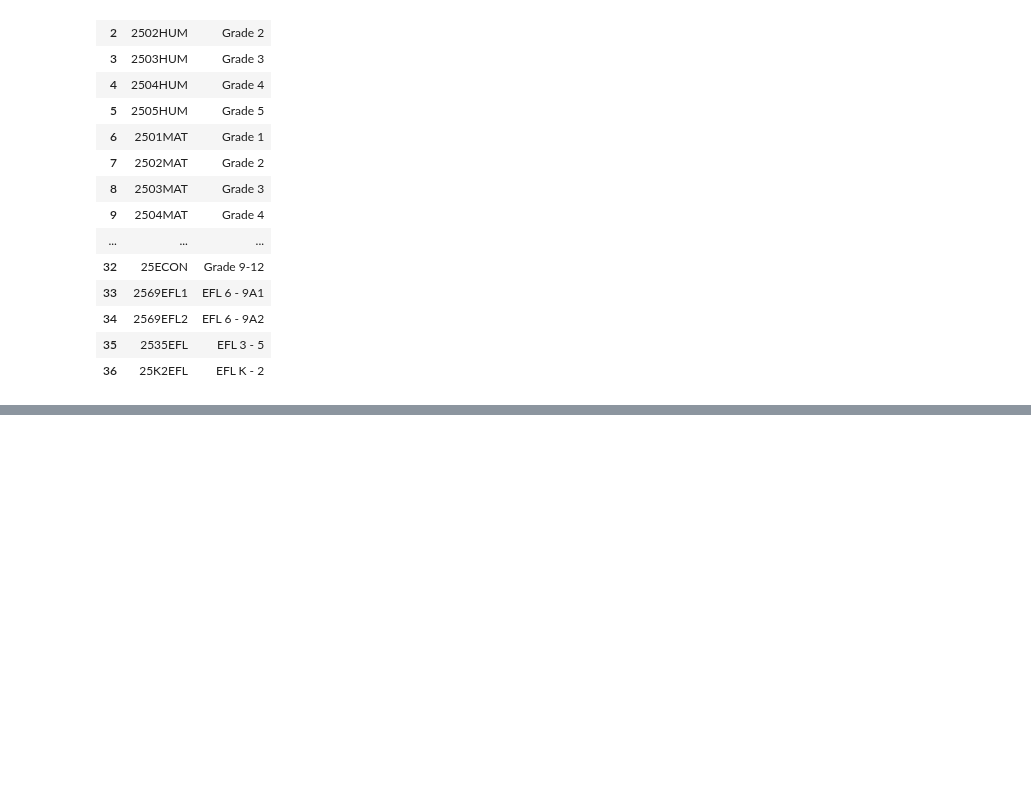
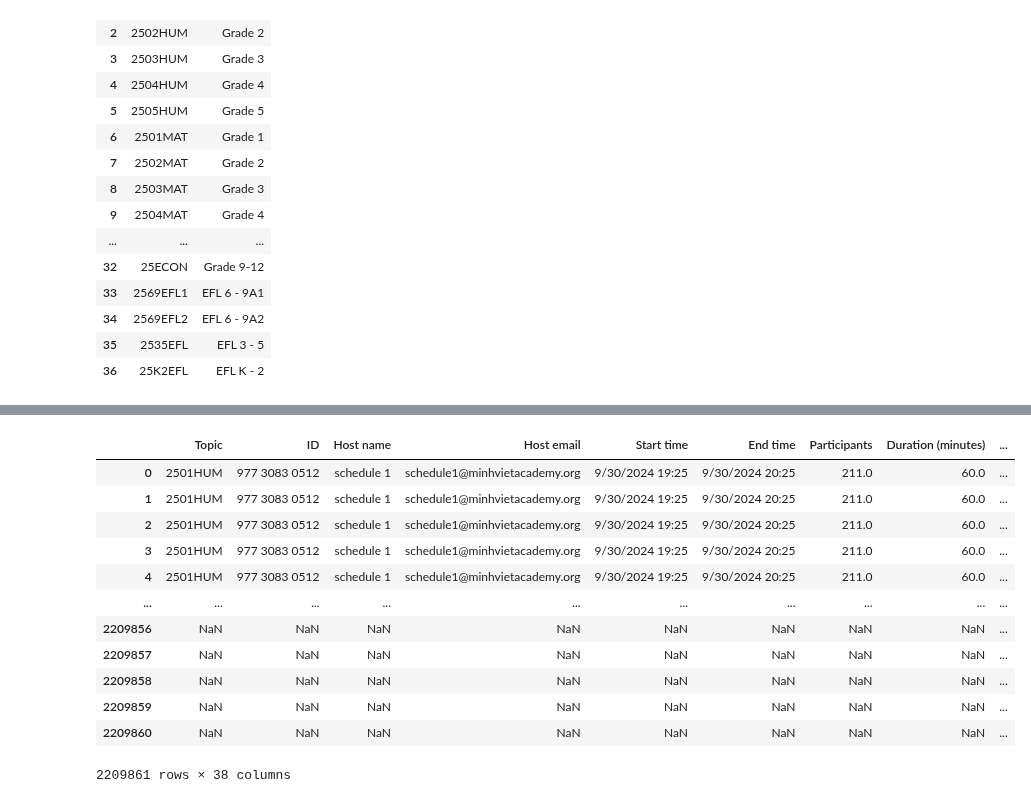
Before and after one commit to tthvan/Customer-Retention-Analysis, a Jupyter notebook: clean_merge.ipynb, the cells around one changed output, grey strips where cells are left out. Saved outputs shown, nothing was run; the diff lists cells and outputs as text; code cells hidden in the pictures; blank space fills up the shorter version.

```diff
--- a/clean_merge.ipynb
+++ b/clean_merge.ipynb
@@ -128,0 +133,25 @@ df_merged['Grade'].isna().sum()
+# %%
+#Find the list of students on zoom (df) that doesnt match with any in the official Student list
+m = pd.merge(
+    df_merged,
+    df_students,
+    left_on='SID',
+    right_on='SID_8digit',
+    how='outer',
+    indicator=True
+)
+m
+# %% [output]
+|  | Topic | ID | Host name | Host email | Start time | End time | Participants | Duration (minutes) | ... |
+| 0 | 2501HUM | 977 3083 0512 | schedule 1 | schedule1@minhvietacademy.org | 9/30/2024 19:25 | 9/30/2024 20:25 | 211.0 | 60.0 | ... |
+| 1 | 2501HUM | 977 3083 0512 | schedule 1 | schedule1@minhvietacademy.org | 9/30/2024 19:25 | 9/30/2024 20:25 | 211.0 | 60.0 | ... |
+| 2 | 2501HUM | 977 3083 0512 | schedule 1 | schedule1@minhvietacademy.org | 9/30/2024 19:25 | 9/30/2024 20:25 | 211.0 | 60.0 | ... |
+| 3 | 2501HUM | 977 3083 0512 | schedule 1 | schedule1@minhvietacademy.org | 9/30/2024 19:25 | 9/30/2024 20:25 | 211.0 | 60.0 | ... |
+| 4 | 2501HUM | 977 3083 0512 | schedule 1 | schedule1@minhvietacademy.org | 9/30/2024 19:25 | 9/30/2024 20:25 | 211.0 | 60.0 | ... |
+| ... | ... | ... | ... | ... | ... | ... | ... | ... | ... |
+| 2209856 | NaN | NaN | NaN | NaN | NaN | NaN | NaN | NaN | ... |
+| 2209857 | NaN | NaN | NaN | NaN | NaN | NaN | NaN | NaN | ... |
+| 2209858 | NaN | NaN | NaN | NaN | NaN | NaN | NaN | NaN | ... |
+| 2209859 | NaN | NaN | NaN | NaN | NaN | NaN | NaN | NaN | ... |
+| 2209860 | NaN | NaN | NaN | NaN | NaN | NaN | NaN | NaN | ... |
+2209861 rows × 38 columns
```
Also changed, not shown: parts of 14 cells of this notebook, 2 other files.
